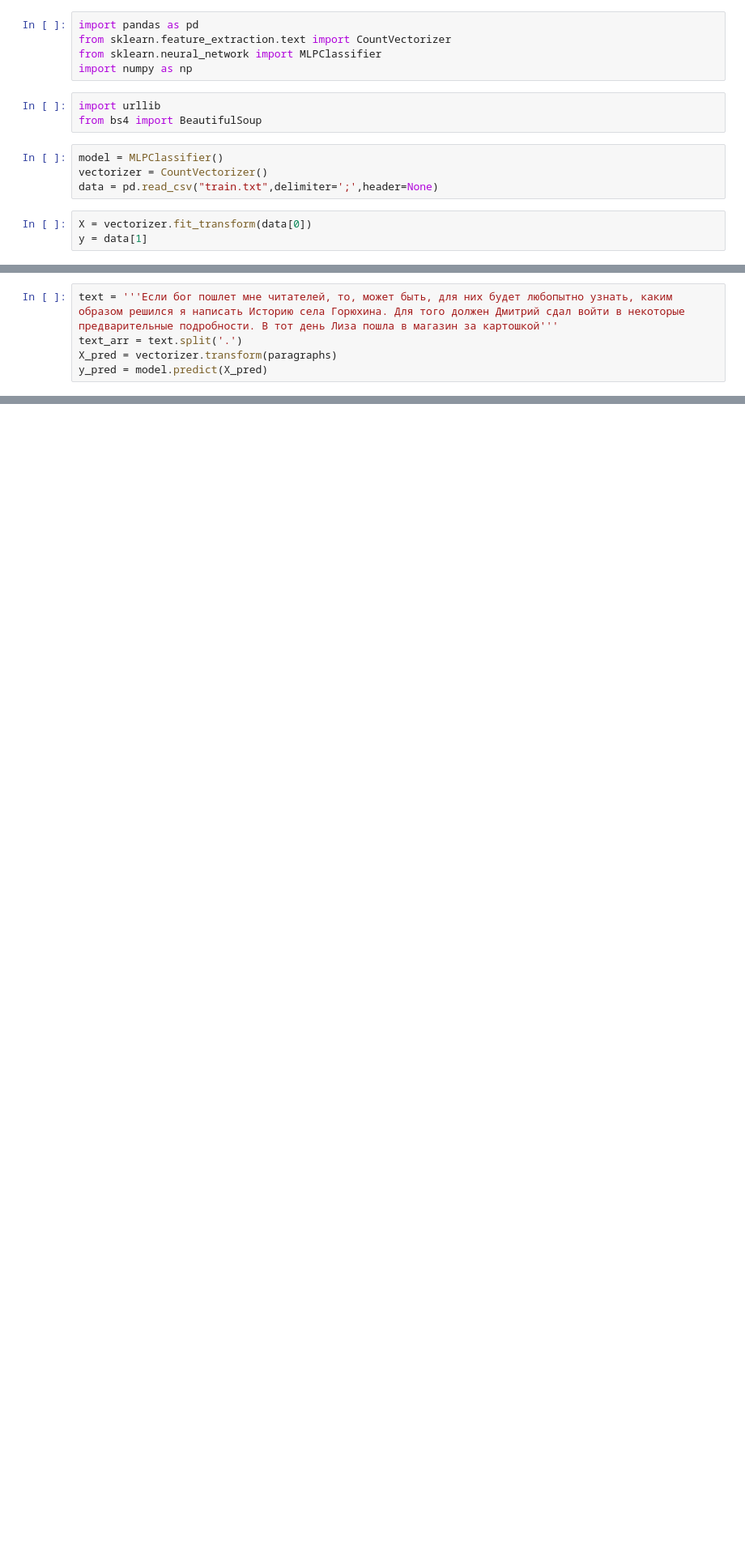
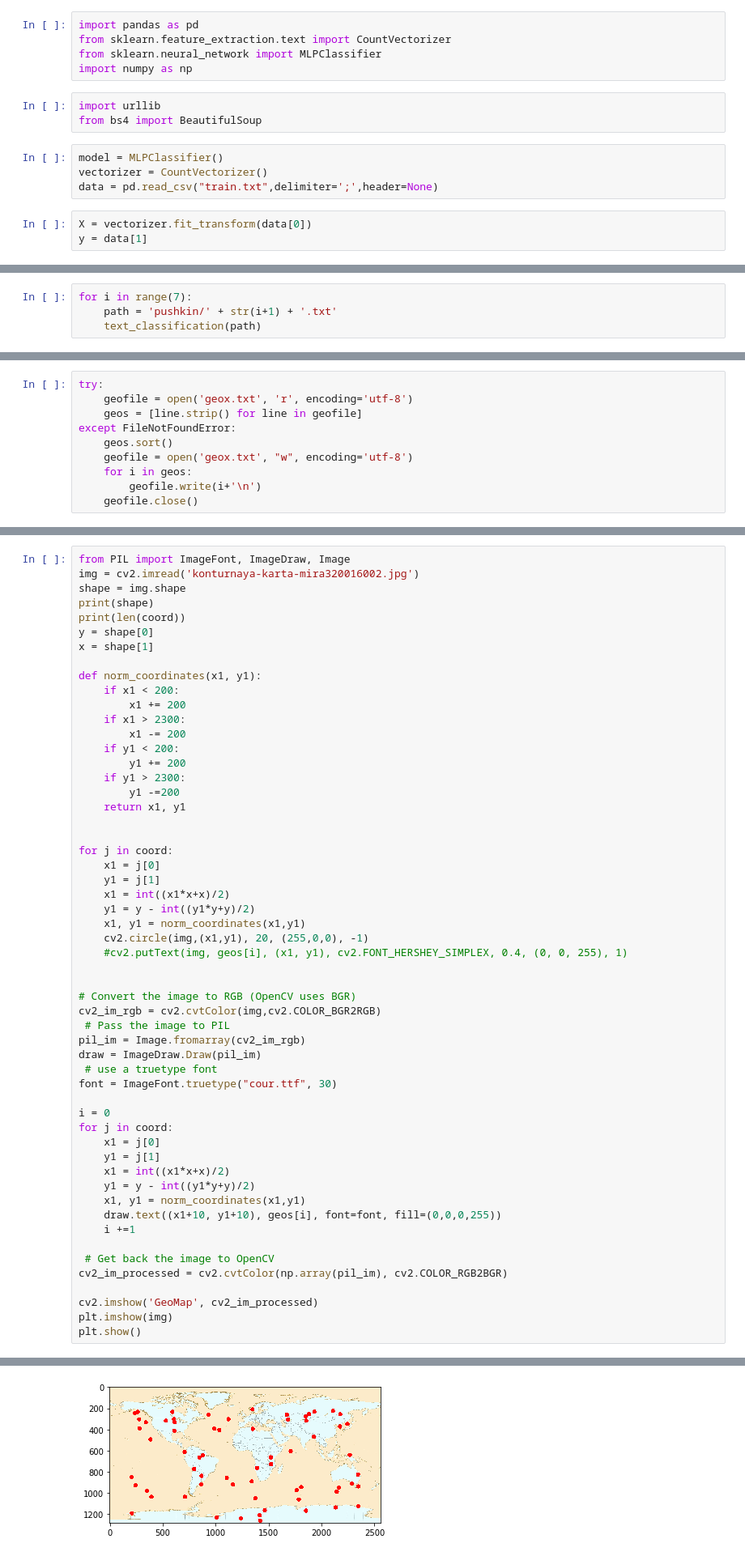
Before and after one commit to dimasextasy/textanalyzerwithNN, a Jupyter notebook: lab2 TEXT.ipynb, the cells around one changed output, grey strips where cells are left out. Shown: that part at 81% size. Cells and saved outputs as stored; diff of their text form; blank space fills up the shorter version.

```diff
--- a/lab2 TEXT.ipynb
+++ b/lab2 TEXT.ipynb
@@ -100,5 +51,0 @@ paragraphs
-# %%
-text = '''Если бог пошлет мне читателей, то, может быть, для них будет любопытно узнать, каким образом решился я написать Историю села Горюхина. Для того должен Дмитрий сдал войти в некоторые предварительные подробности. В тот день Лиза пошла в магазин за картошкой'''
-text_arr = text.split('.')
-X_pred = vectorizer.transform(paragraphs)
-y_pred = model.predict(X_pred)
@@ -252,0 +88,4 @@ AttributeError: 'list' object has no attribute 'split'
+# %%
+for i in range(7):
+    path = 'pushkin/' + str(i+1) + '.txt'
+    text_classification(path)
@@ -252,0 +94,10 @@ AttributeError: 'list' object has no attribute 'split'
+# %%
+try:
+    geofile = open('geox.txt', 'r', encoding='utf-8')
+    geos = [line.strip() for line in geofile]
+except FileNotFoundError:
+    geos.sort()
+    geofile = open('geox.txt', "w", encoding='utf-8')
+    for i in geos:
+        geofile.write(i+'\n')
+    geofile.close()
@@ -252,0 +146,56 @@ AttributeError: 'list' object has no attribute 'split'
+# %%
+from PIL import ImageFont, ImageDraw, Image
+img = cv2.imread('konturnaya-karta-mira320016002.jpg')
+shape = img.shape
+print(shape)
+print(len(coord))
+y = shape[0]
+x = shape[1]
+
+def norm_coordinates(x1, y1):
+    if x1 < 200:
+        x1 += 200
+    if x1 > 2300:
+        x1 -= 200
+    if y1 < 200:
+        y1 += 200
+    if y1 > 2300:
+        y1 -=200
+    return x1, y1
+
+
+for j in coord:
+    x1 = j[0]
+    y1 = j[1]
+    x1 = int((x1*x+x)/2)
+    y1 = y - int((y1*y+y)/2)
+    x1, y1 = norm_coordinates(x1,y1)
+    cv2.circle(img,(x1,y1), 20, (255,0,0), -1)
+    #cv2.putText(img, geos[i], (x1, y1), cv2.FONT_HERSHEY_SIMPLEX, 0.4, (0, 0, 255), 1)
+
+
+# Convert the image to RGB (OpenCV uses BGR)
+cv2_im_rgb = cv2.cvtColor(img,cv2.COLOR_BGR2RGB)
+ # Pass the image to PIL
+pil_im = Image.fromarray(cv2_im_rgb)
+draw = ImageDraw.Draw(pil_im)
+ # use a truetype font
+font = ImageFont.truetype("cour.ttf", 30)
+
+i = 0
+for j in coord:
+    x1 = j[0]
+    y1 = j[1]
+    x1 = int((x1*x+x)/2)
+    y1 = y - int((y1*y+y)/2)
+    x1, y1 = norm_coordinates(x1,y1)
+    draw.text((x1+10, y1+10), geos[i], font=font, fill=(0,0,0,255))
+    i +=1
+
+ # Get back the image to OpenCV
+cv2_im_processed = cv2.cvtColor(np.array(pil_im), cv2.COLOR_RGB2BGR)
+
+cv2.imshow('GeoMap', cv2_im_processed)
+plt.imshow(img)
+plt.show()
+# %% [output]
@@ -252,0 +204 @@ AttributeError: 'list' object has no attribute 'split'
+[figure, added]
```
Also changed, not shown: parts of 22 cells of this notebook, 15 other files.
